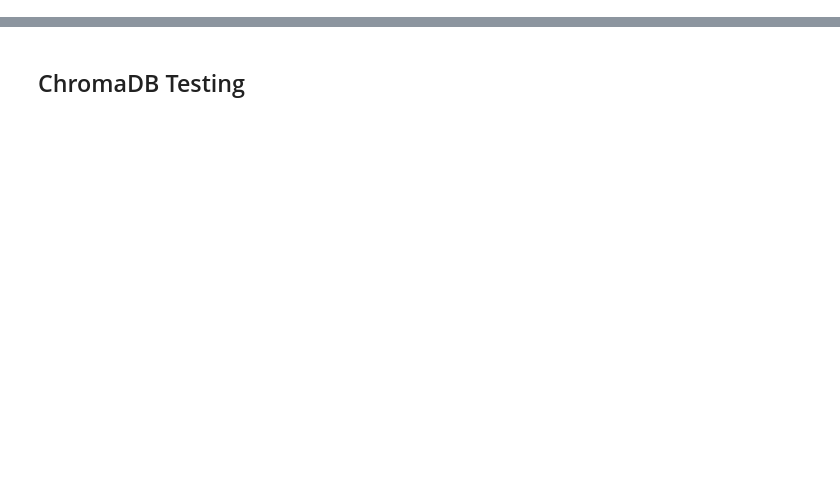
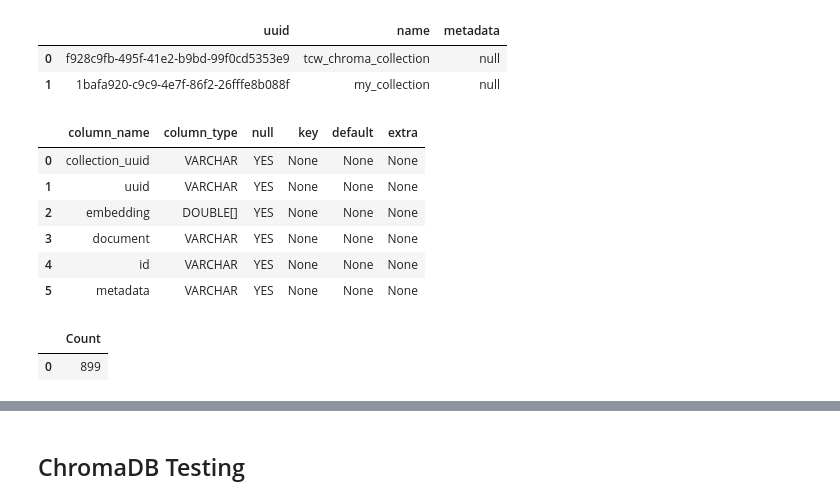
Before and after one commit to mcmerten/tcw_chatbot, a Jupyter notebook: scraper.ipynb, the cells around one changed output, grey strips where cells are left out. Drawn from its saved outputs; the diff is of its cells as text; code cells hidden in the pictures; blank space fills up the shorter version.

```diff
--- a/scraper.ipynb
+++ b/scraper.ipynb
@@ -233,0 +269,6 @@ webscraper()
+# %%
+data
+# %% [output]
+|  | uuid | name | metadata |
+| 0 | f928c9fb-495f-41e2-b9bd-99f0cd5353e9 | tcw_chroma_collection | null |
+| 1 | 1bafa920-c9c9-4e7f-86f2-26fffe8b088f | my_collection | null |
@@ -233,0 +282,19 @@ webscraper()
+# %%
+%%sql
+describe table 'chroma_db/chroma-embeddings.parquet';
+# %% [output]
+|  | column_name | column_type | null | key | default | extra |
+| 0 | collection_uuid | VARCHAR | YES | None | None | None |
+| 1 | uuid | VARCHAR | YES | None | None | None |
+| 2 | embedding | DOUBLE[] | YES | None | None | None |
+| 3 | document | VARCHAR | YES | None | None | None |
+| 4 | id | VARCHAR | YES | None | None | None |
+| 5 | metadata | VARCHAR | YES | None | None | None |
+# %%
+%%sql
+create table embeddings as
+select *
+from 'chroma_db/chroma-embeddings.parquet';
+# %% [output]
+|  | Count |
+| 0 | 899 |
```
Also changed, not shown: parts of 17 cells of this notebook.
